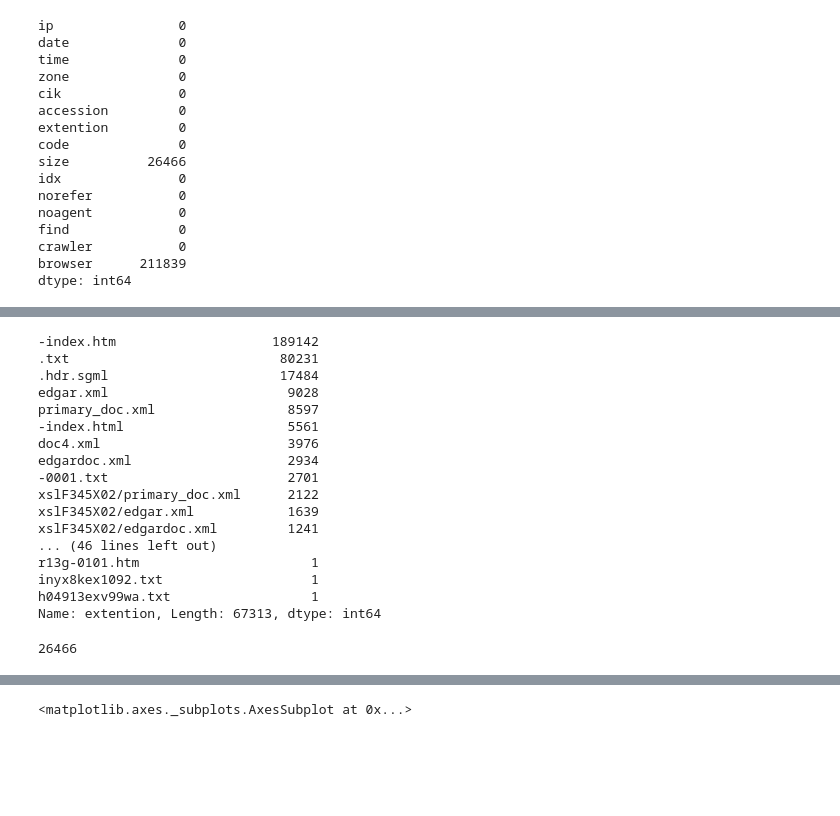
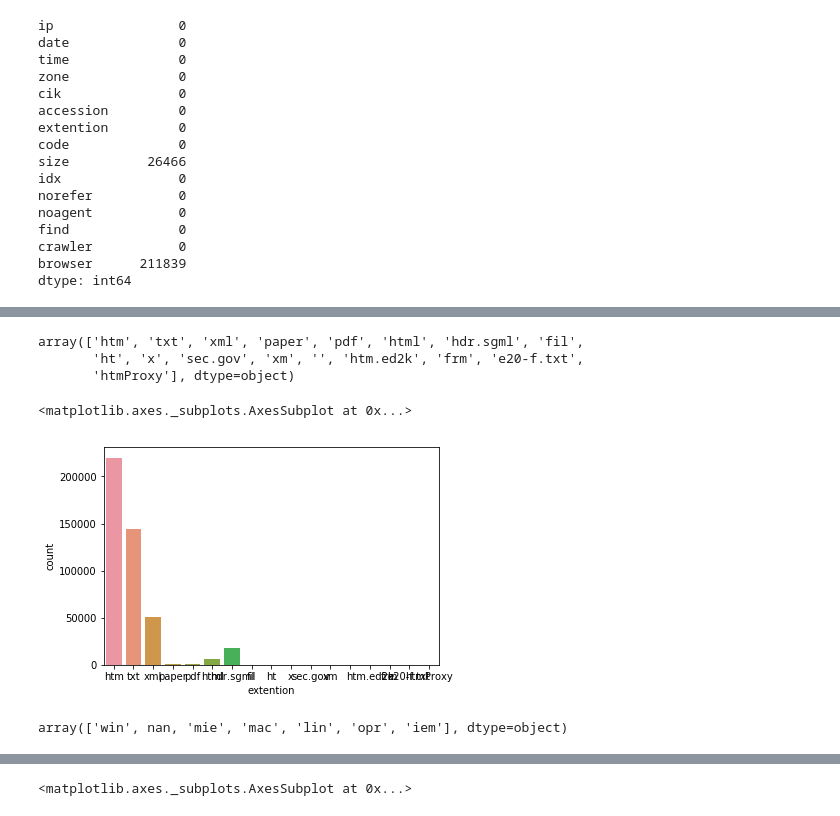
Before and after one commit to aahana-khajanchi/AdavancedDataScience-1, a Jupyter notebook: Assignment1/ADSassignment.ipynb, the cells around one changed output, grey strips where cells are left out. Cells and saved outputs as stored; diff of their text form; code cells hidden in the pictures; blank space fills up the shorter version.

Commit message:
Making visual changes

```diff
--- a/Assignment1/ADSassignment.ipynb
+++ b/Assignment1/ADSassignment.ipynb
@@ -15,24 +19,14 @@ Enter the year2004
 # %%
 month=1
+path = './files/'+y
 for i in range(12):
-
     if month in range(1,4):qtr = 1; month = "0"+str(month)
     elif month in range(4,7):qtr = 2; month = "0"+str(month)
     elif month in range(7,10): qtr = 3; month = "0"+str(month)
     elif month in range(10,13): qtr = 4
     else :pass
-
-   #parsed = parse(urlopen("http://www.sec.gov/dera/data/Public-EDGAR-log-file-data/"+year+"/Qtr"+qtr+"/log"+year+month+"01.zip"))
     r = requests.get("http://www.sec.gov/dera/data/Public-EDGAR-log-file-data/"+y+"/Qtr"+str(qtr)+"/log"+y+str(month)+"01.zip")
-
     z =zipfile.ZipFile(io.BytesIO(r.content))
-    z.extractall()
-   #z
-
-   #data = pd.read_csv("log"+y+x+"01.csv")
-
-   #data.head()
-
+    z.extractall(path)
     month = int(month) + 1
-
-#http://www.sec.gov/dera/data/Public-EDGAR-log-file-data/2003/Qtr2/log20030501.zip
+    print(y+"/Qtr"+str(qtr)+"/log"+y+str(month)+"01.zip")
@@ -39,5 +46,5 @@ for i in range(12):
 # %%
-data = pd.read_csv("log20040101.csv")
+data = pd.read_csv(path+"/log20040101.csv")
 # %%
 data.head()
 # %% [output]
@@ -91,0 +134,2 @@ memory usage: 50.4+ MB
+# %%
+data['extention'] = data['extention'].apply(lambda x: re.findall("\..*", x)[0][1:])
@@ -92,24 +164,15 @@ memory usage: 50.4+ MB
 # %%
-data['extention'].value_counts()
+data['extention'].unique()
 # %% [output]
--index.htm                    189142
-.txt                           80231
-.hdr.sgml                      17484
-edgar.xml                       9028
-primary_doc.xml                 8597
--index.html                     5561
-doc4.xml                        3976
-edgardoc.xml                    2934
--0001.txt                       2701
-xslF345X02/primary_doc.xml      2122
-xslF345X02/edgar.xml            1639
-xslF345X02/edgardoc.xml         1241
-... (46 lines left out)
-r13g-0101.htm                      1
-inyx8kex1092.txt                   1
-h04913exv99wa.txt                  1
-Name: extention, Length: 67313, dtype: int64
+array(['htm', 'txt', 'xml', 'paper', 'pdf', 'html', 'hdr.sgml', 'fil',
+       'ht', 'x', 'sec.gov', 'xm', '', 'htm.ed2k', 'frm', 'e20-f.txt',
+       'htmProxy'], dtype=object)
-# %%
-data['size'].isnull().sum()
-# %% [output]
-26466
+# %%
+sns.countplot(data['extention'])
+# %% [output]
+<matplotlib.axes._subplots.AxesSubplot at 0x...>
+[figure, added]
+# %%
+data['browser'].unique()
+# %% [output]
+array(['win', nan, 'mie', 'mac', 'lin', 'opr', 'iem'], dtype=object)
```
Also changed, not shown: parts of 14 cells of this notebook.
